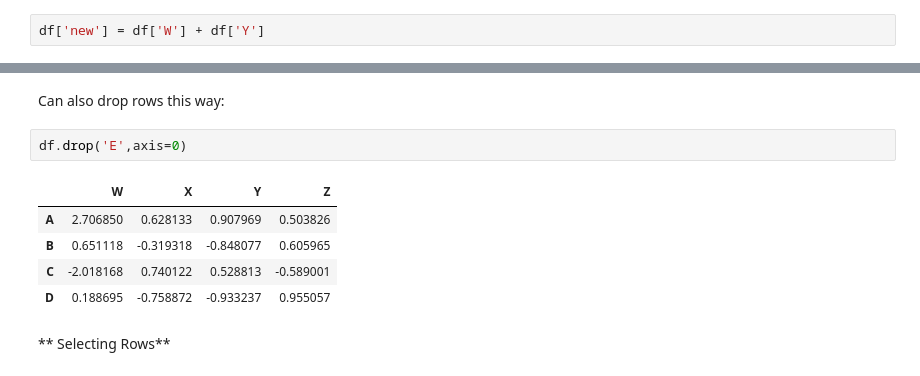
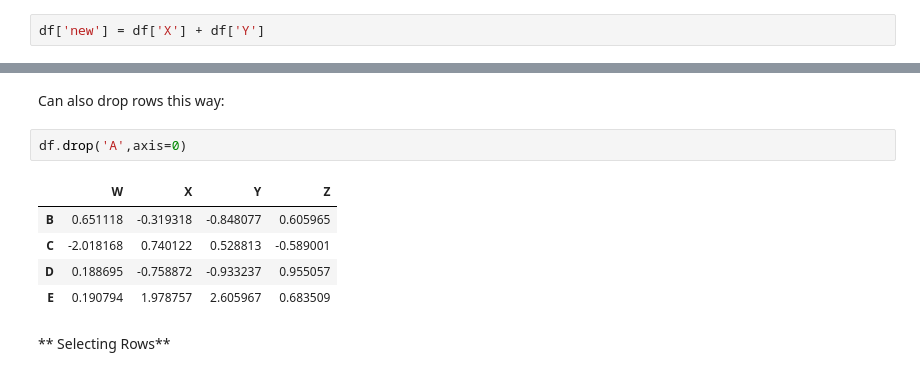
Before and after one commit to nestorpereiralinares/Data-Preparations-and-transformation, a Jupyter notebook: DataFrames.ipynb, the cells around one changed output, grey strips where cells are left out. Cells and saved outputs as stored; diff of their text form.

```diff
--- a/DataFrames.ipynb
+++ b/DataFrames.ipynb
@@ -68,7 +72,7 @@ pandas.core.series.Series
 # %% [markdown]
 **Creating a new column:**
 # %%
-df['new'] = df['W'] + df['Y']
+df['new'] = df['X'] + df['Y']
 # %%
 df
 # %% [output]
@@ -113,13 +117,13 @@ df
 # %% [markdown]
 Can also drop rows this way:
 # %%
-df.drop('E',axis=0)
+df.drop('A',axis=0)
 # %% [output]
 |  | W | X | Y | Z |
-| A | 2.706850 | 0.628133 | 0.907969 | 0.503826 |
 | B | 0.651118 | -0.319318 | -0.848077 | 0.605965 |
 | C | -2.018168 | 0.740122 | 0.528813 | -0.589001 |
 | D | 0.188695 | -0.758872 | -0.933237 | 0.955057 |
+| E | 0.190794 | 1.978757 | 2.605967 | 0.683509 |
 # %% [markdown]
 ** Selecting Rows**
 # %%
```
Also changed, not shown: parts of 11 cells of this notebook.
